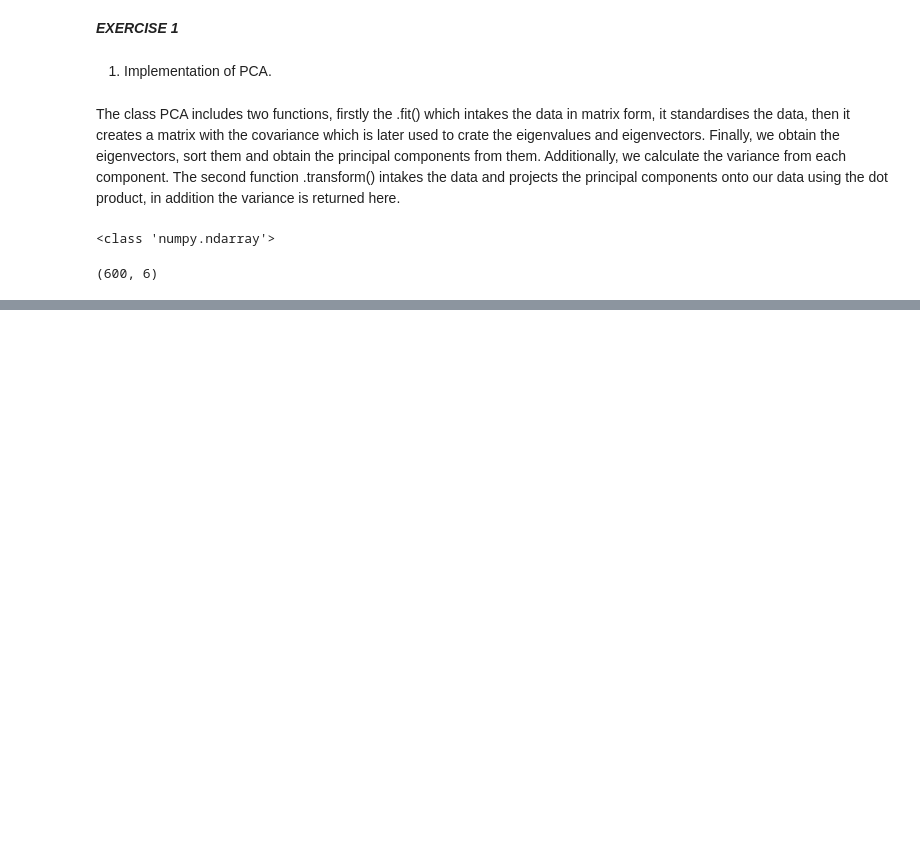
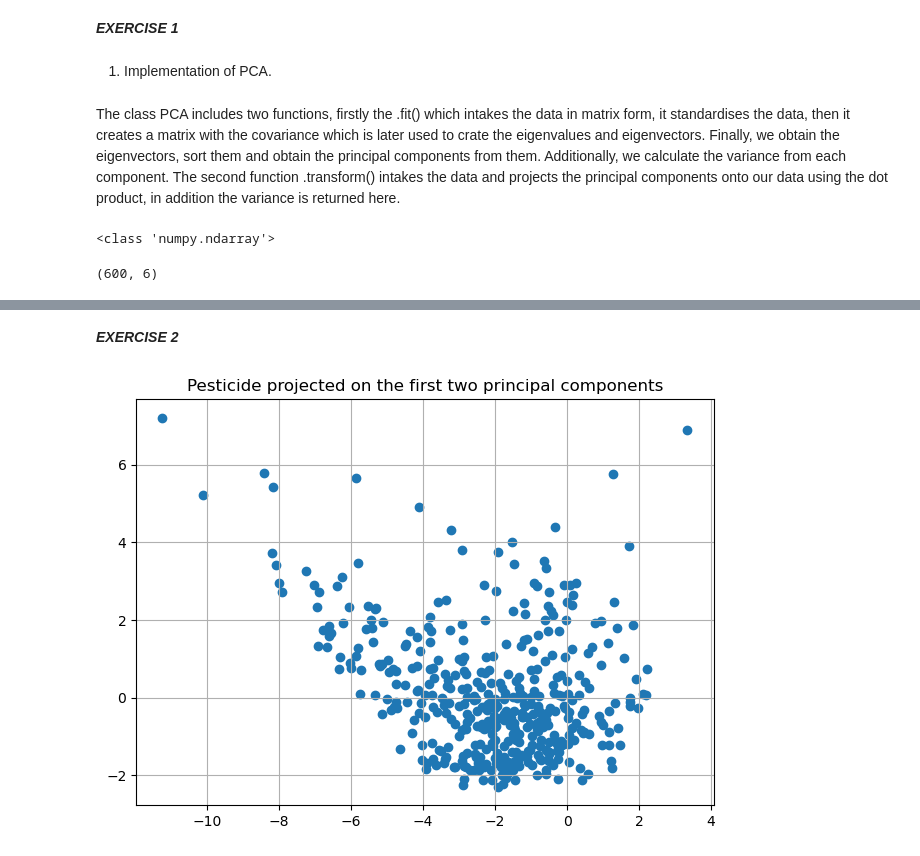
Before and after one commit to hjv300/IDS, a Jupyter notebook: assignment4/ass4.ipynb, the cells around one changed output, grey strips where cells are left out. Cells and saved outputs as stored; diff of their text form; code cells hidden in the pictures; blank space fills up the shorter version.

```diff
--- a/assignment4/ass4.ipynb
+++ b/assignment4/ass4.ipynb
@@ -131,0 +131,15 @@ Number of principal components needed to capture 95% of the variance: 3
+# %% [markdown]
+***EXERCISE 2***
+# %%
+pca_2comp = PCA(n_components=2)
+pca_2comp.fit(X_weed_train_scaled)
+
+X_weed_train_transformed_2comp, _ , _ = pca_2comp.transform(X_weed_train_scaled)
+
+plt.scatter(X_weed_train_transformed_2comp[y_weed_train == 0, 0], X_weed_train_transformed_2comp[y_weed_train == 0, 1])
+plt.title('Pesticide projected on the first two principal components')
+plt.tight_layout()
+plt.grid(True)
+plt.show()
+# %% [output]
+[figure, added]
```
Also changed, not shown: parts of 6 cells of this notebook.
